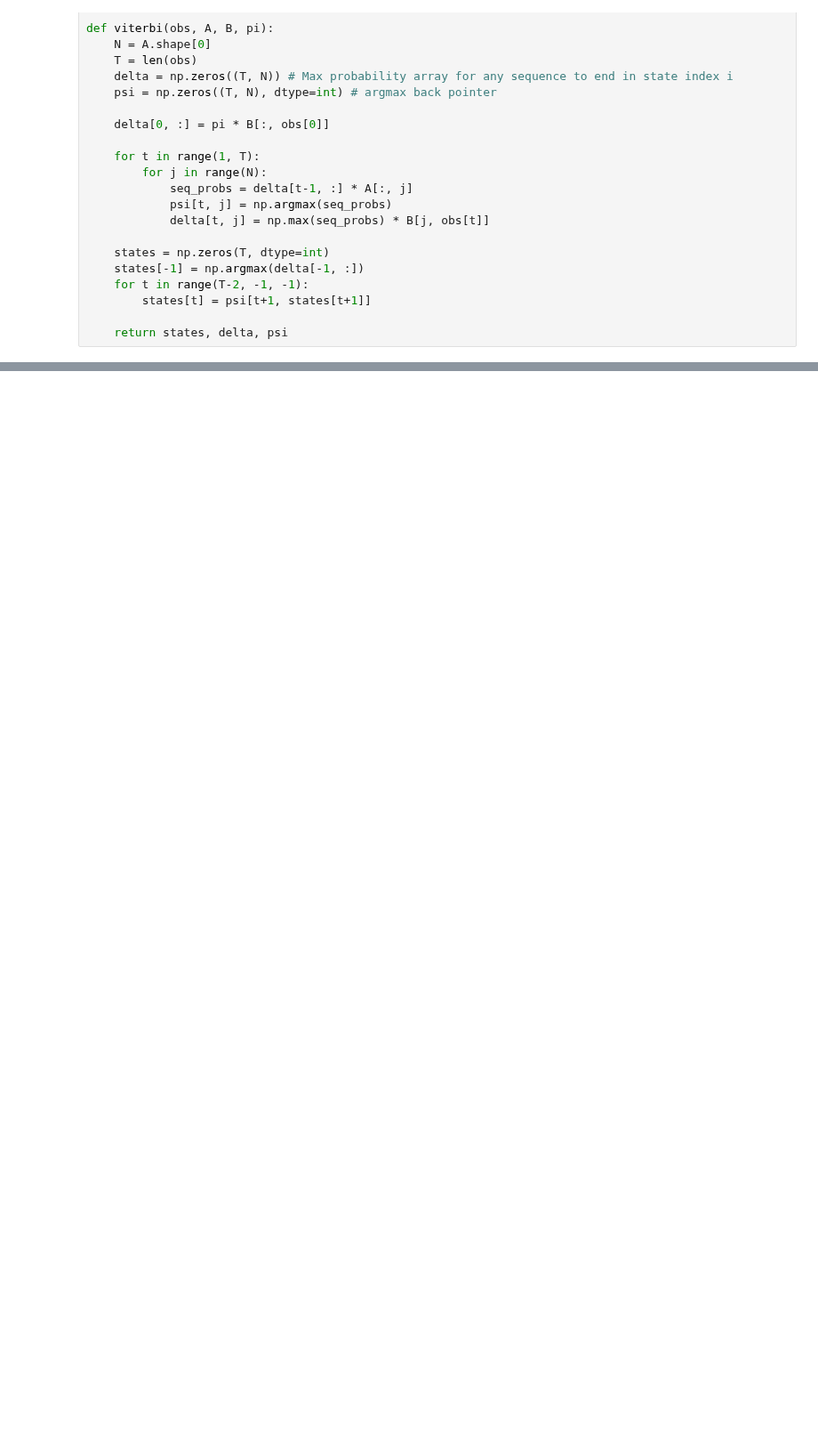
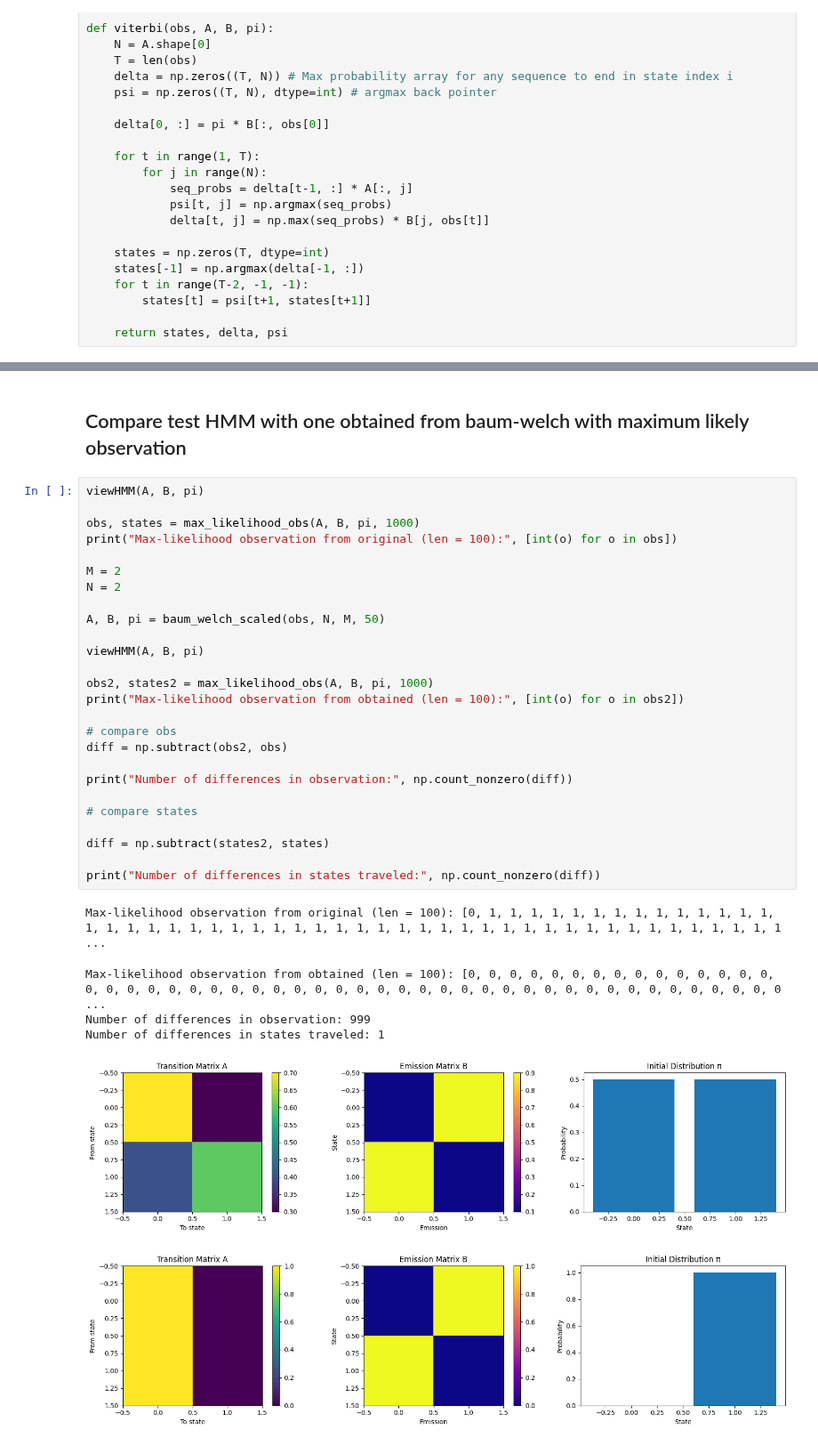
Before and after one commit to Thien-lee-44/BTL_ML251, a Jupyter notebook: MR/notebooks/MR.ipynb, the cells around one changed output, grey strips where cells are left out. Shown at 89% size. Drawn from its saved outputs; the diff is of its cells as text; blank space fills up the shorter version.

```diff
--- a/MR/notebooks/MR.ipynb
+++ b/MR/notebooks/MR.ipynb
@@ -273,0 +371,35 @@ Test: 783
+# %% [markdown]
+## Compare test HMM with one obtained from baum-welch with maximum likely observation
+# %%
+viewHMM(A, B, pi)
+
+obs, states = max_likelihood_obs(A, B, pi, 1000)
+print("Max-likelihood observation from original (len = 100):", [int(o) for o in obs])
+
+M = 2
+N = 2
+
+A, B, pi = baum_welch_scaled(obs, N, M, 50)
+
+viewHMM(A, B, pi)
+
+obs2, states2 = max_likelihood_obs(A, B, pi, 1000)
+print("Max-likelihood observation from obtained (len = 100):", [int(o) for o in obs2])
+
+# compare obs
+diff = np.subtract(obs2, obs)
+
+print("Number of differences in observation:", np.count_nonzero(diff))
+
+# compare states
+
+diff = np.subtract(states2, states)
+
+print("Number of differences in states traveled:", np.count_nonzero(diff))
+# %% [output]
+Max-likelihood observation from original (len = 100): [0, 1, 1, 1, 1, 1, 1, 1, 1, 1, 1, 1, 1, 1, 1, 1, 1, 1, 1, 1, 1, 1, 1, 1, 1, 1, 1, 1, 1, 1, 1, 1, 1, 1, 1, 1, 1, 1, 1, 1, 1, 1, 1, 1, 1, 1, 1, 1, 1 ...
+Max-likelihood observation from obtained (len = 100): [0, 0, 0, 0, 0, 0, 0, 0, 0, 0, 0, 0, 0, 0, 0, 0, 0, 0, 0, 0, 0, 0, 0, 0, 0, 0, 0, 0, 0, 0, 0, 0, 0, 0, 0, 0, 0, 0, 0, 0, 0, 0, 0, 0, 0, 0, 0, 0, 0 ...
+Number of differences in observation: 999
+Number of differences in states traveled: 1
+[figure, added]
+[figure, added]
```
Also changed, not shown: parts of 69 cells of this notebook.
